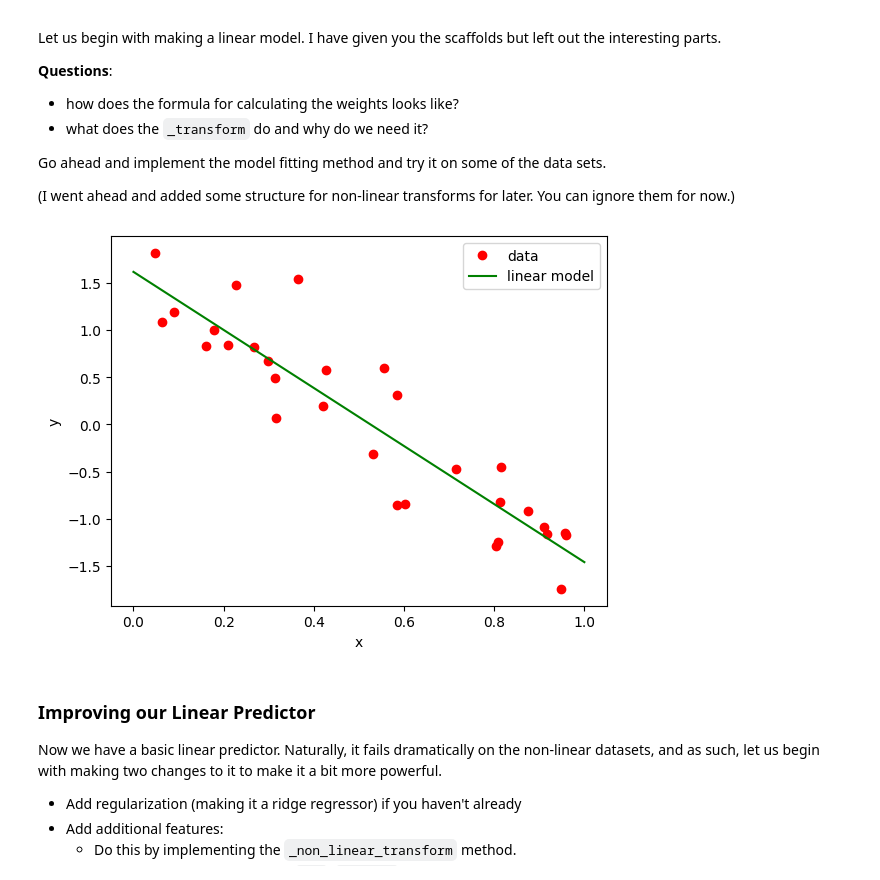
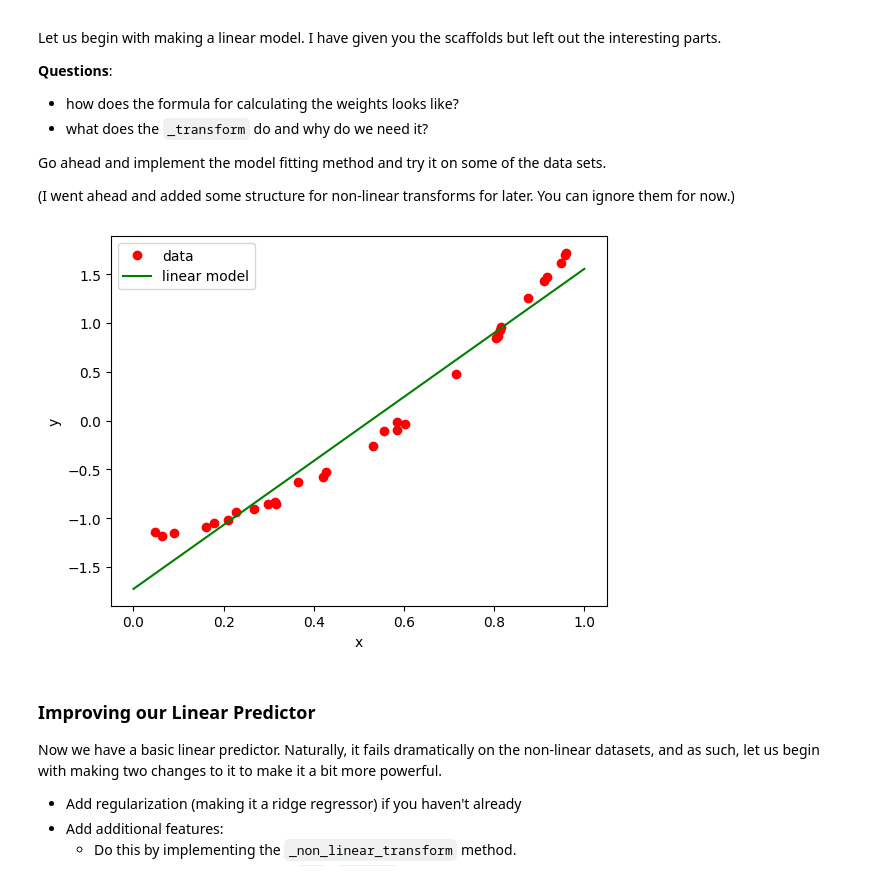
Before and after one commit to axellangenskiold/edap30, a Jupyter notebook: parts_1_to_3.ipynb, the cells around one changed output. Drawn from its saved outputs; the diff is of its cells as text; code cells hidden in the pictures.

```diff
--- a/parts_1_to_3.ipynb
+++ b/parts_1_to_3.ipynb
@@ -153,7 +153,7 @@ Go ahead and implement the model fitting method and try it on some of the data s
 
 (I went ahead and added some structure for non-linear transforms for later. You can ignore them for now.)
 # %%
-DATASET: Literal["linear", "quadratic", "sinus", "complicated"] = "linear"
+DATASET: Literal["linear", "quadratic", "sinus", "complicated"] = "quadratic"
 
 def _transform(x: np.ndarray) -> np.ndarray:
     """Transforms a 1D x vector into the required 2D x vector."""
@@ -210,34 +210,34 @@ class LinearModel:
         x: np.ndarray, # 1D array with features
         y: np.ndarray, # 1D array with values
         regularization: float = 1e-4,
     ) -> None:
         if y.ndim == 1:
             y = y.reshape(-1, 1)
         _X = self.transform(x)
         # ➡️ TODO (now): complete the fit method ⬅️
 
         n_features = _X.shape[1]
         reg = regularization * np.eye(n_features)
         self.weights = np.linalg.solve(_X.T @ _X + reg, _X.T @ y)
 
 
 
 
 
 # And then we just run it on our data.
 # you can change DATASET at the top of this cell to try different data
 x_train, y_train = gen_data(f_type=DATASET)
 x_test = np.linspace(X_RANGE[0], X_RANGE[1], 100)
 model = LinearModel(_transform)
 model.fit(x_train, y_train)
 y_pred = model.predict(x_test)
 fig, ax = plt.subplots()
 plot_data(x_train, y_train, ax=ax)
 ax.plot(x_test, y_pred, color="green", label='linear model')
 ax.legend()
 plt.show()
 # %% [output]
-[figure, old version]
+[figure, new version]
 # %% [markdown]
 ### Improving our Linear Predictor
 
```
